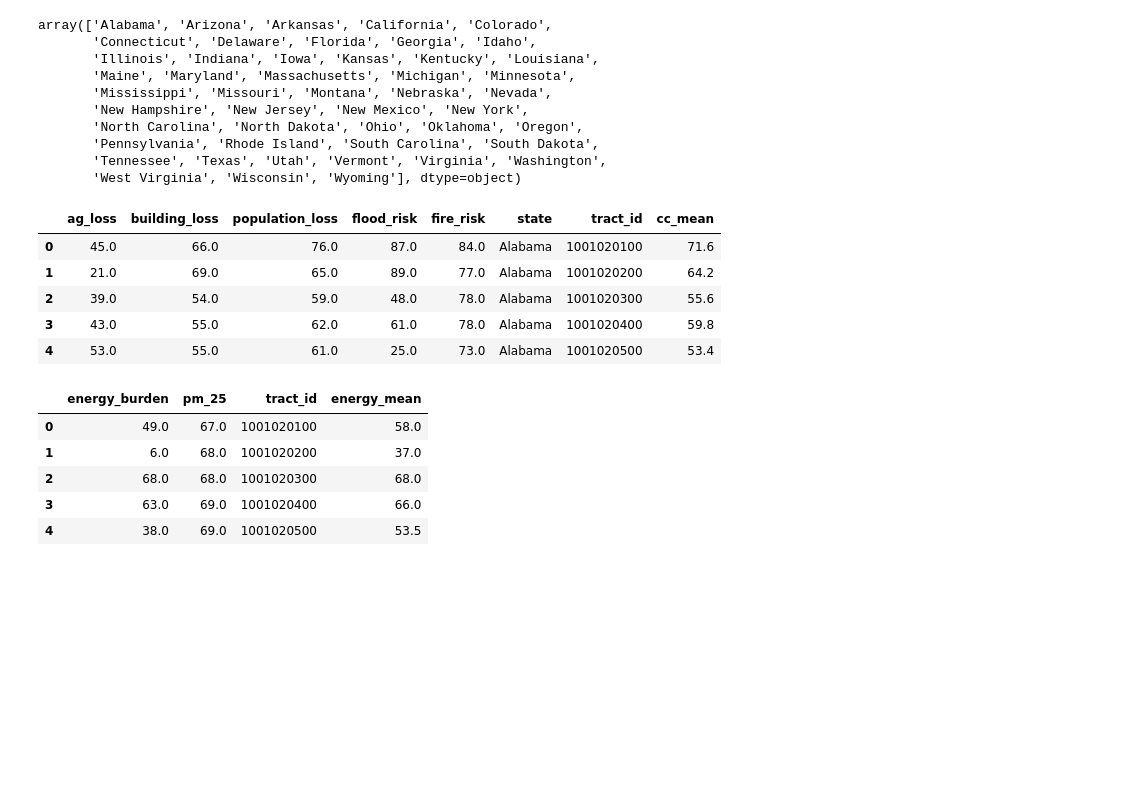
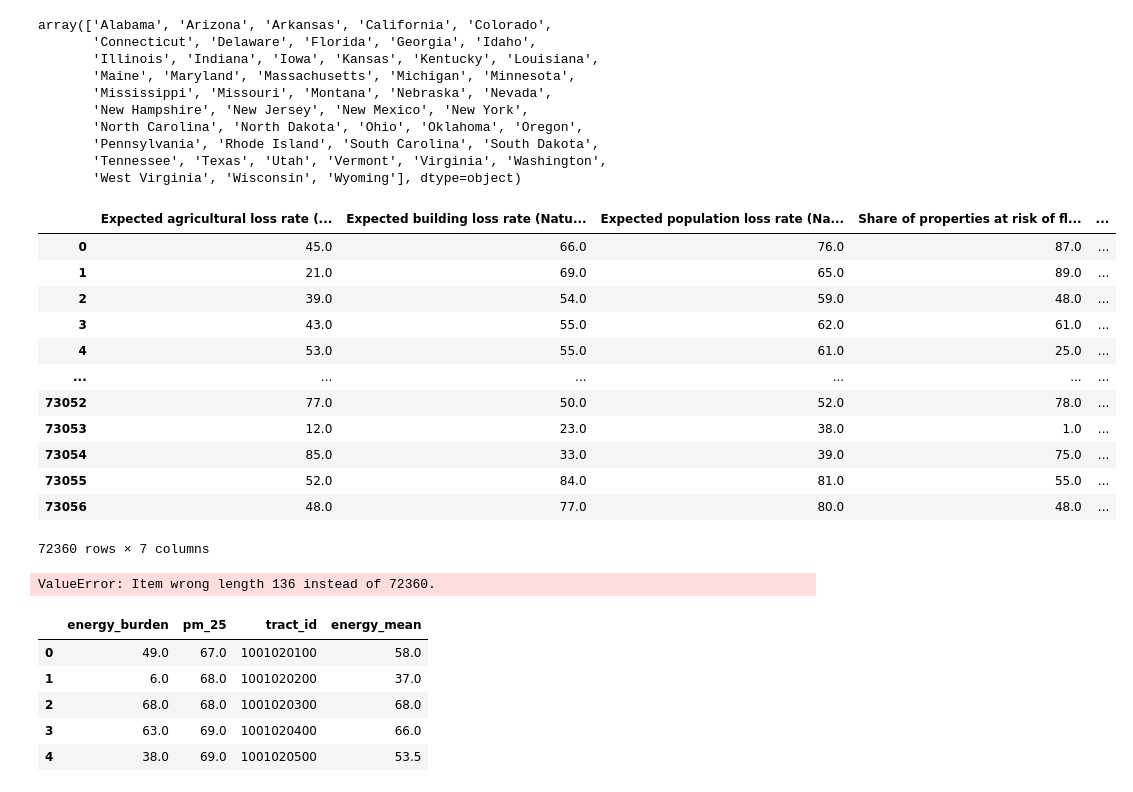
Before and after one commit to haylee360/j40-data-exploration, a Jupyter notebook: docs/gstar-tuning.ipynb, the cells around one changed output. Saved outputs shown, nothing was run; the diff lists cells and outputs as text; code cells hidden in the pictures; blank space fills up the shorter version.

```diff
--- a/docs/gstar-tuning.ipynb
+++ b/docs/gstar-tuning.ipynb
@@ -67,16 +67,39 @@ array(['Alabama', 'Arizona', 'Arkansas', 'California', 'Colorado',
 # %%
 # my_list = comm_v2.columns.to_list()
 # pprint.pprint(my_list, compact=False)
+# %%
+# Climate Change
+cc = comm_states[['Expected agricultural loss rate (Natural Hazards Risk Index) (percentile)',
+            'Expected building loss rate (Natural Hazards Risk Index) (percentile)',
+            'Expected population loss rate (Natural Hazards Risk Index) (percentile)',
+            'Share of properties at risk of flood in 30 years (percentile)',
+            'Share of properties at risk of fire in 30 years (percentile)',
+            # 'GEOID10_TRACT',
+            'State/Territory',
+            'Census tract 2010 ID']]
+cc
+# %% [output]
+|  | Expected agricultural loss rate (... | Expected building loss rate (Natu... | Expected population loss rate (Na... | Share of properties at risk of fl... | ... |
+| 0 | 45.0 | 66.0 | 76.0 | 87.0 | ... |
+| 1 | 21.0 | 69.0 | 65.0 | 89.0 | ... |
+| 2 | 39.0 | 54.0 | 59.0 | 48.0 | ... |
+| 3 | 43.0 | 55.0 | 62.0 | 61.0 | ... |
+| 4 | 53.0 | 55.0 | 61.0 | 25.0 | ... |
+| ... | ... | ... | ... | ... | ... |
+| 73052 | 77.0 | 50.0 | 52.0 | 78.0 | ... |
+| 73053 | 12.0 | 23.0 | 38.0 | 1.0 | ... |
+| 73054 | 85.0 | 33.0 | 39.0 | 75.0 | ... |
+| 73055 | 52.0 | 84.0 | 81.0 | 55.0 | ... |
+| 73056 | 48.0 | 77.0 | 80.0 | 48.0 | ... |
+72360 rows × 7 columns
+# %%
+cc_test = comm_states[comm_states.columns.isin(cc.columns)]
+cc_test
+# comm_states = comm_v2[comm_v2['State/Territory'].isin(state_names)]
+# %% [output]
+ValueError: Item wrong length 136 instead of 72360.
 # %%
-# Climate Change
-cc = comm_states[['Expected agricultural loss rate (Natural Hazards Risk Index) (percentile)',
-            'Expected building loss rate (Natural Hazards Risk Index) (percentile)',
-            'Expected population loss rate (Natural Hazards Risk Index) (percentile)',
-            'Share of properties at risk of flood in 30 years (percentile)',
-            'Share of properties at risk of fire in 30 years (percentile)',
-            # 'GEOID10_TRACT',
-            'State/Territory',
-            'Census tract 2010 ID']]
+
 cc =cc.rename(columns={
     'Expected agricultural loss rate (Natural Hazards Risk Index) (percentile)':'ag_loss',
     'Expected building loss rate (Natural Hazards Risk Index) (percentile)':'building_loss',
@@ -89,13 +112,6 @@ cc =cc.rename(columns={
 cc['cc_mean'] = cc[['ag_loss', 'building_loss', 'population_loss', 'flood_risk', 'fire_risk']].mean(axis=1)
 
 cc.head()
-# %% [output]
-|  | ag_loss | building_loss | population_loss | flood_risk | fire_risk | state | tract_id | cc_mean |
-| 0 | 45.0 | 66.0 | 76.0 | 87.0 | 84.0 | Alabama | 1001020100 | 71.6 |
-| 1 | 21.0 | 69.0 | 65.0 | 89.0 | 77.0 | Alabama | 1001020200 | 64.2 |
-| 2 | 39.0 | 54.0 | 59.0 | 48.0 | 78.0 | Alabama | 1001020300 | 55.6 |
-| 3 | 43.0 | 55.0 | 62.0 | 61.0 | 78.0 | Alabama | 1001020400 | 59.8 |
-| 4 | 53.0 | 55.0 | 61.0 | 25.0 | 73.0 | Alabama | 1001020500 | 53.4 |
 # %%
 # Energy
 energy = comm_states[['Energy burden (percentile)', 'PM2.5 in the air (percentile)', 'Census tract 2010 ID']]
```
Also changed, not shown: 3 other files.
